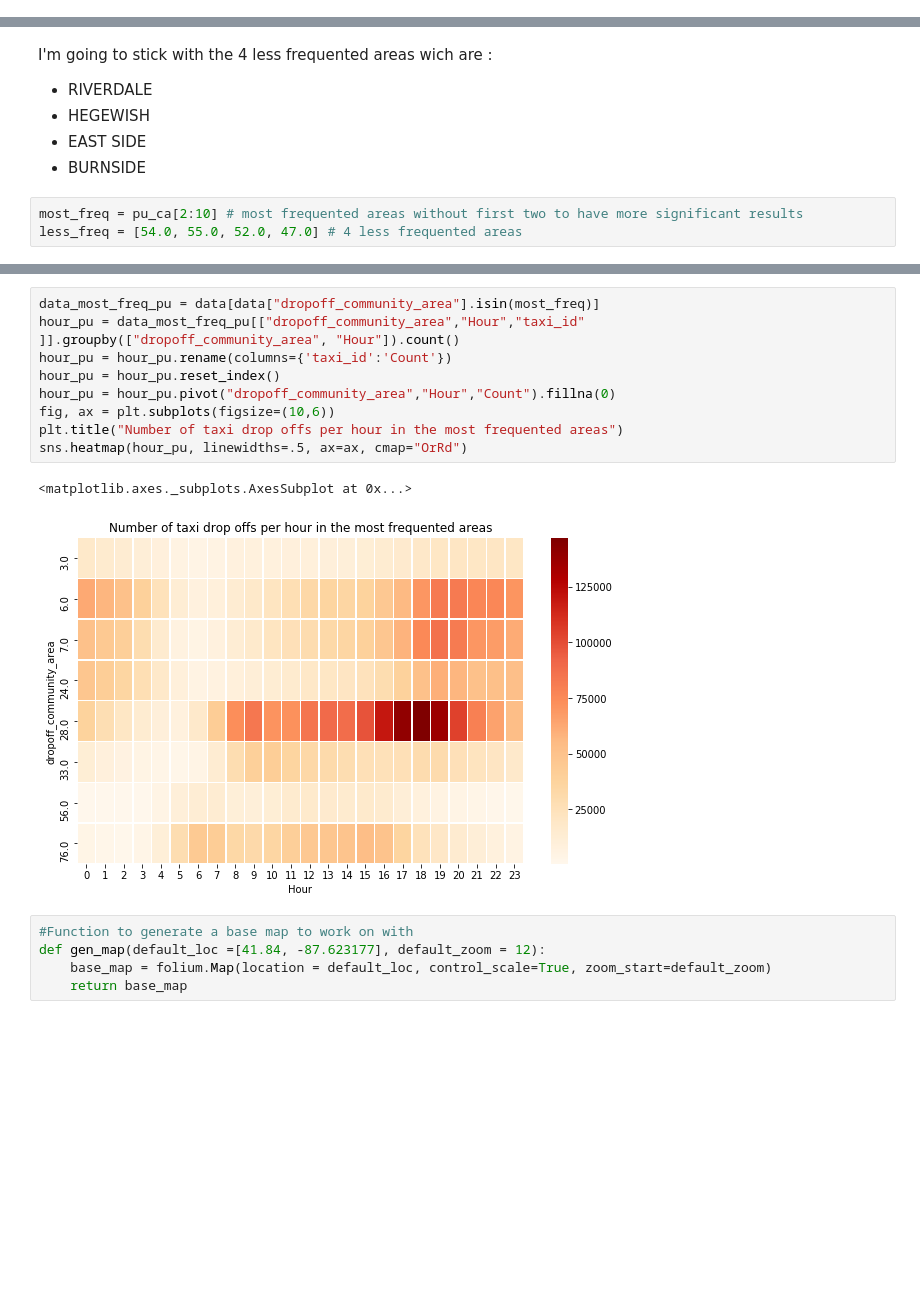
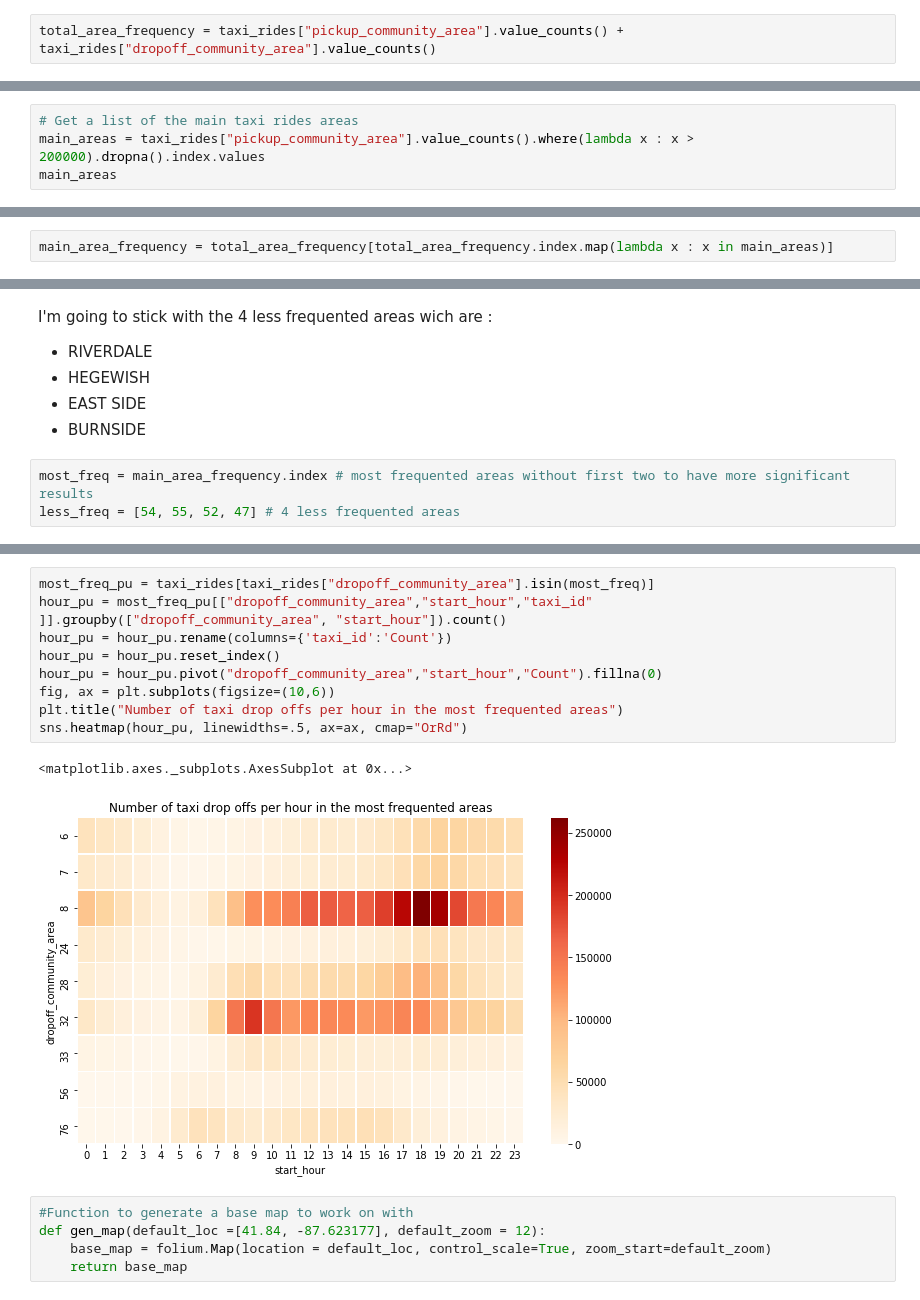
Before and after one commit to pierreschutz/ADA_Project, a Jupyter notebook: milestone2.ipynb, the cells around one changed output, grey strips where cells are left out. Drawn from its saved outputs; the diff is of its cells as text; blank space fills up the shorter version.

```diff
--- a/milestone2.ipynb
+++ b/milestone2.ipynb
@@ -2213,0 +2276,2 @@ less_freq_count = less_freq_count.sort_values().head(15)
+# %%
+total_area_frequency = taxi_rides["pickup_community_area"].value_counts() + taxi_rides["dropoff_community_area"].value_counts()
@@ -2213,0 +2308,4 @@ less_freq_count = less_freq_count.sort_values().head(15)
+# %%
+# Get a list of the main taxi rides areas
+main_areas = taxi_rides["pickup_community_area"].value_counts().where(lambda x : x > 200000).dropna().index.values
+main_areas
@@ -2214 +2335,3 @@ less_freq_count = less_freq_count.sort_values().head(15)
+# %%
+main_area_frequency = total_area_frequency[total_area_frequency.index.map(lambda x : x in main_areas)]
 # %%
@@ -2227,6 +2359,6 @@ I'm going to stick with the 4 less frequented areas wich are :
 - EAST SIDE
 - BURNSIDE
 # %%
-most_freq = pu_ca[2:10] # most frequented areas without first two to have more significant results
-less_freq = [54.0, 55.0, 52.0, 47.0] # 4 less frequented areas
+most_freq = main_area_frequency.index # most frequented areas without first two to have more significant results
+less_freq = [54, 55, 52, 47] # 4 less frequented areas
 # %%
@@ -2269,15 +2401,15 @@ sns.heatmap(hour_pu, linewidths=.5, ax=ax, cmap="OrRd")
 # %%
-data_most_freq_pu = data[data["dropoff_community_area"].isin(most_freq)]
-hour_pu = data_most_freq_pu[["dropoff_community_area","Hour","taxi_id"  ]].groupby(["dropoff_community_area", "Hour"]).count()
+most_freq_pu = taxi_rides[taxi_rides["dropoff_community_area"].isin(most_freq)]
+hour_pu = most_freq_pu[["dropoff_community_area","start_hour","taxi_id"  ]].groupby(["dropoff_community_area", "start_hour"]).count()
 hour_pu = hour_pu.rename(columns={'taxi_id':'Count'})
 hour_pu = hour_pu.reset_index()
-hour_pu = hour_pu.pivot("dropoff_community_area","Hour","Count").fillna(0)
+hour_pu = hour_pu.pivot("dropoff_community_area","start_hour","Count").fillna(0)
 fig, ax = plt.subplots(figsize=(10,6))
 plt.title("Number of taxi drop offs per hour in the most frequented areas")
 sns.heatmap(hour_pu, linewidths=.5, ax=ax, cmap="OrRd")
 # %% [output]
 <matplotlib.axes._subplots.AxesSubplot at 0x...>
-[figure, old version]
+[figure, new version]
 # %%
 #Function to generate a base map to work on with
 def gen_map(default_loc =[41.84, -87.623177], default_zoom = 12):
```
Also changed, not shown: parts of 92 cells of this notebook, 1 other file.
